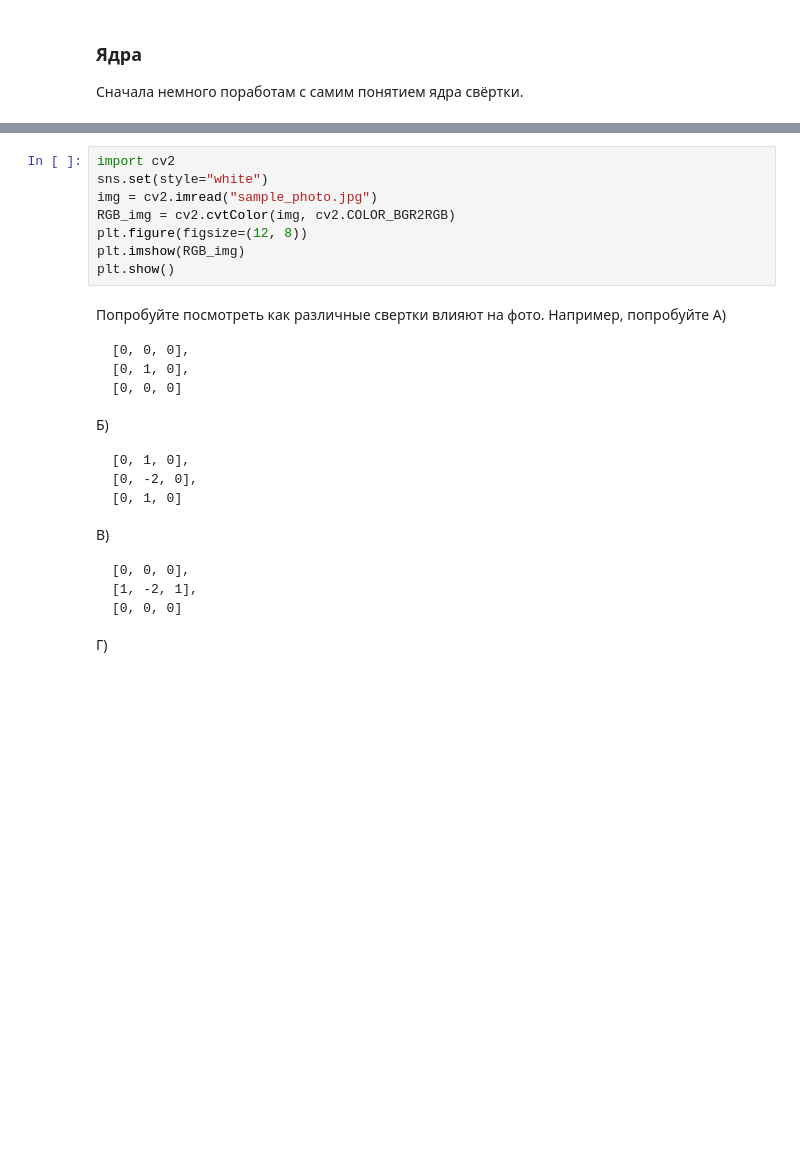
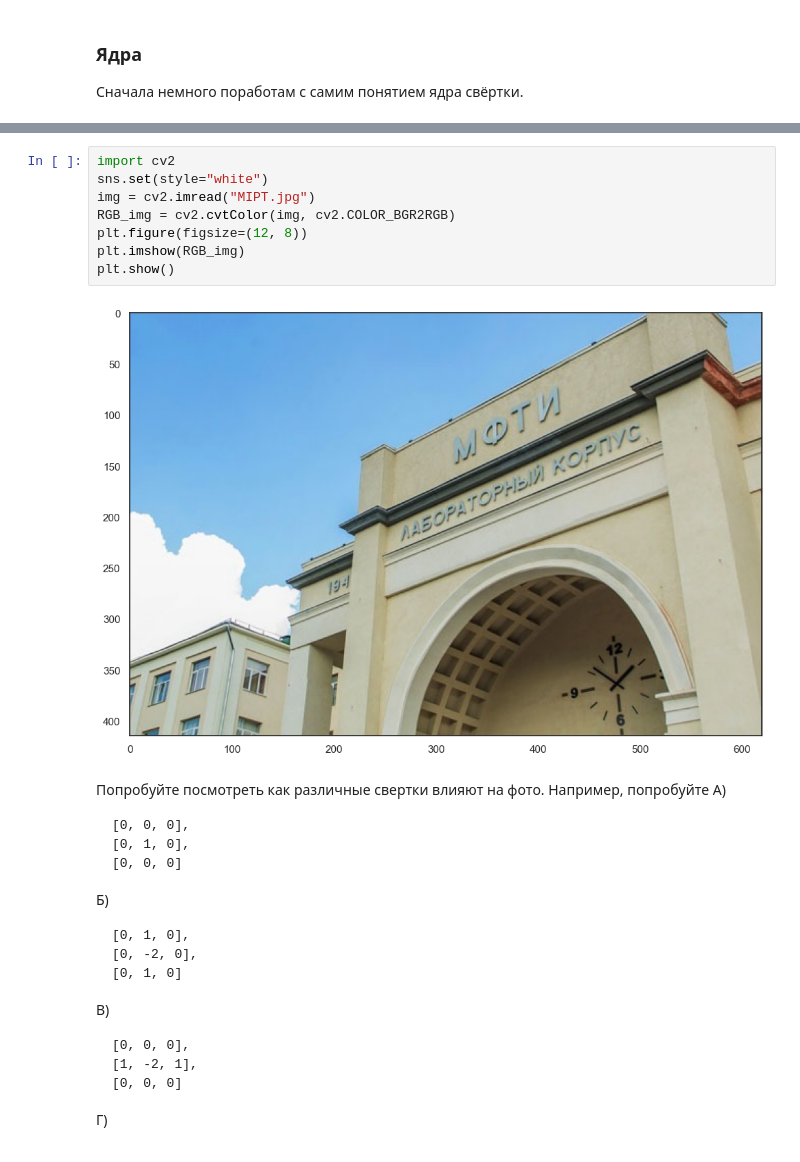
Before and after one commit to KatieGalaeva/exp1, a Jupyter notebook: stepik/convolution network/[homework]dense_and_convolutional_nn(1).ipynb, the cells around one changed output, grey strips where cells are left out. Saved outputs shown, nothing was run; the diff lists cells and outputs as text; blank space fills up the shorter version.

```diff
--- a/stepik/convolution network/[homework]dense_and_convolutional_nn(1).ipynb
+++ b/stepik/convolution network/[homework]dense_and_convolutional_nn(1).ipynb
@@ -485,11 +488,13 @@ plt.show()
 # %%
 import cv2
 sns.set(style="white")
-img = cv2.imread("sample_photo.jpg")
+img = cv2.imread("MIPT.jpg")
 RGB_img = cv2.cvtColor(img, cv2.COLOR_BGR2RGB)
 plt.figure(figsize=(12, 8))
 plt.imshow(RGB_img)
 plt.show()
+# %% [output]
+[figure, added]
 # %% [markdown]
 Попробуйте посмотреть как различные свертки влияют на фото. Например, попробуйте
 A)
```
Also changed, not shown: parts of 12 cells of this notebook.
